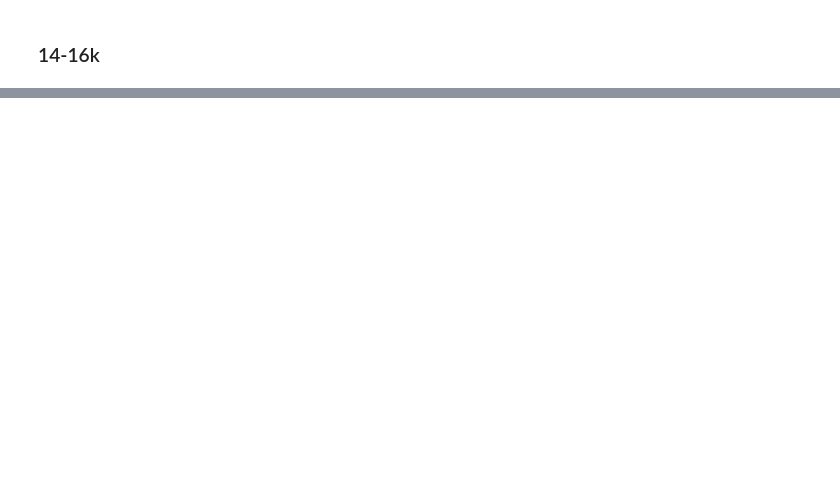
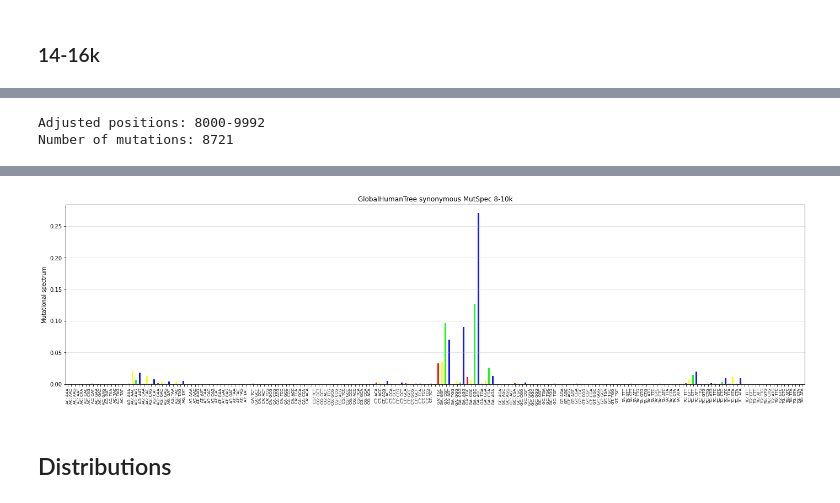
Before and after one commit to mitoclub/mtdnaMutSpecOfCancers, a Jupyter notebook: notebooks/human_global_tree_muts_EDA.ipynb, the cells around one changed output, grey strips where cells are left out. Cells and saved outputs as stored; diff of their text form; code cells hidden in the pictures; blank space fills up the shorter version.

```diff
--- a/notebooks/human_global_tree_muts_EDA.ipynb
+++ b/notebooks/human_global_tree_muts_EDA.ipynb
@@ -480,0 +500,14 @@ Number of mutations: 8015
+# %%
+pmin, pmax = 8000, 10000
+
+_, exp_muts192 = get_exp_mut_freqs_syn(pmin, pmax)
+# replace 'ref_pos' to "position"
+obs_muts = muts_filtered[(muts_filtered.ref_pos >= pmin) & (muts_filtered_leaves.ref_pos <= pmax)]
+print("Number of mutations:", obs_muts.shape[0])
+ms192 = calculate_mutspec(obs_muts, exp_muts192, use_context=True)
+
+plot_mutspec192kk(ms192, title=f"GlobalHumanTree synonymous MutSpec {pmin//1000}-{pmax//1000}k", )
+    # filepath=f"../figures/GlobalHumanTree/mutspec192syn_leaves{pmin//1000}-{pmax//1000}k.pdf")
+# %% [output]
+Adjusted positions: 8000-9992
+Number of mutations: 8721
@@ -480,0 +517,3 @@ Number of mutations: 8015
+[figure, added]
+# %% [markdown]
+## Distributions
```
Also changed, not shown: parts of 13 cells of this notebook, 12 other files.
